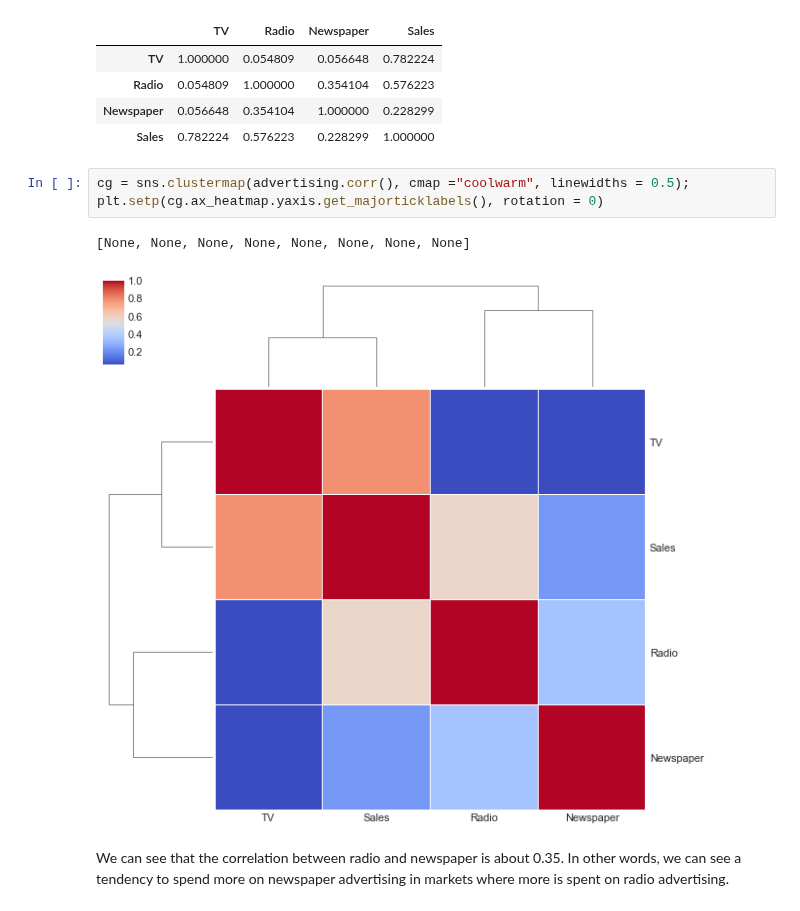
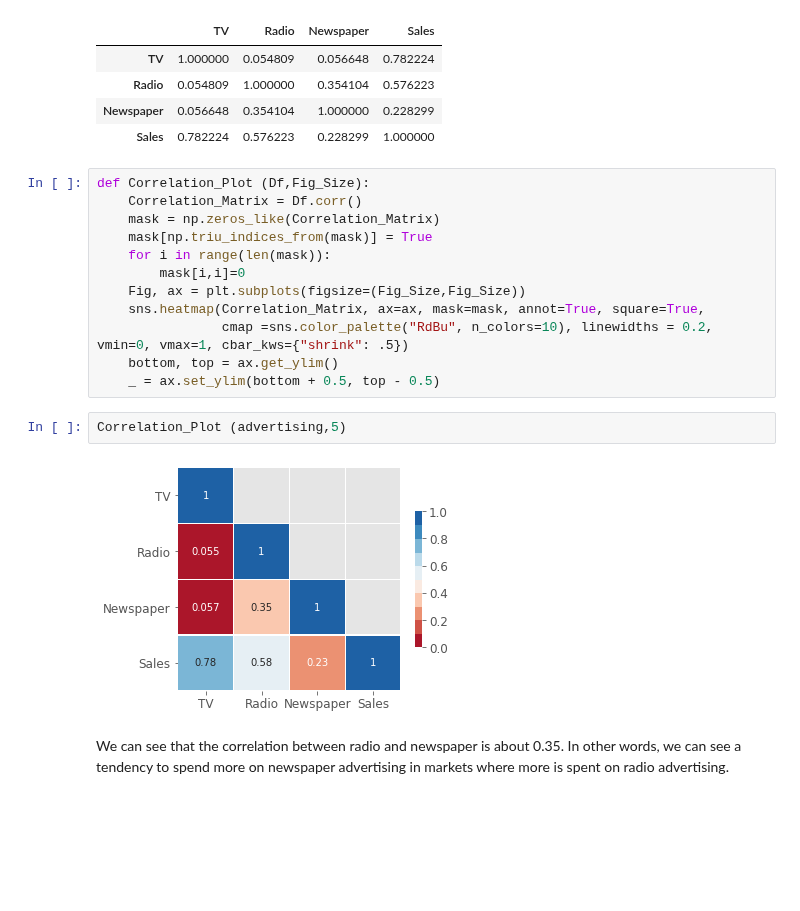
Before and after one commit to HatefDastour/Notes, a Jupyter notebook: Statistical_Learning/Linear_Regression.ipynb, the cells around one changed output. Cells and saved outputs as stored; diff of their text form; blank space fills up the shorter version.

```diff
--- a/Statistical_Learning/Linear_Regression.ipynb
+++ b/Statistical_Learning/Linear_Regression.ipynb
@@ -101,12 +110,22 @@ advertising.corr()
 | Radio | 0.054809 | 1.000000 | 0.354104 | 0.576223 |
 | Newspaper | 0.056648 | 0.354104 | 1.000000 | 0.228299 |
 | Sales | 0.782224 | 0.576223 | 0.228299 | 1.000000 |
-# %%
-cg = sns.clustermap(advertising.corr(), cmap ="coolwarm", linewidths = 0.5);
-plt.setp(cg.ax_heatmap.yaxis.get_majorticklabels(), rotation = 0)
-# %% [output]
-[None, None, None, None, None, None, None, None]
-[figure, removed]
+# %%
+def Correlation_Plot (Df,Fig_Size):
+    Correlation_Matrix = Df.corr()
+    mask = np.zeros_like(Correlation_Matrix)
+    mask[np.triu_indices_from(mask)] = True
+    for i in range(len(mask)):
+        mask[i,i]=0
+    Fig, ax = plt.subplots(figsize=(Fig_Size,Fig_Size))
+    sns.heatmap(Correlation_Matrix, ax=ax, mask=mask, annot=True, square=True,
+                cmap =sns.color_palette("RdBu", n_colors=10), linewidths = 0.2, vmin=0, vmax=1, cbar_kws={"shrink": .5})
+    bottom, top = ax.get_ylim()
+    _ = ax.set_ylim(bottom + 0.5, top - 0.5)
+# %%
+Correlation_Plot (advertising,5)
+# %% [output]
+[figure, added]
 # %% [markdown]
 We can see that the correlation between radio and newspaper is about 0.35. In other words, we can see a tendency to spend more on newspaper advertising in markets where more is spent on radio advertising.
 # %% [markdown]
```
Also changed, not shown: parts of 5 cells of this notebook, 8 other files.
